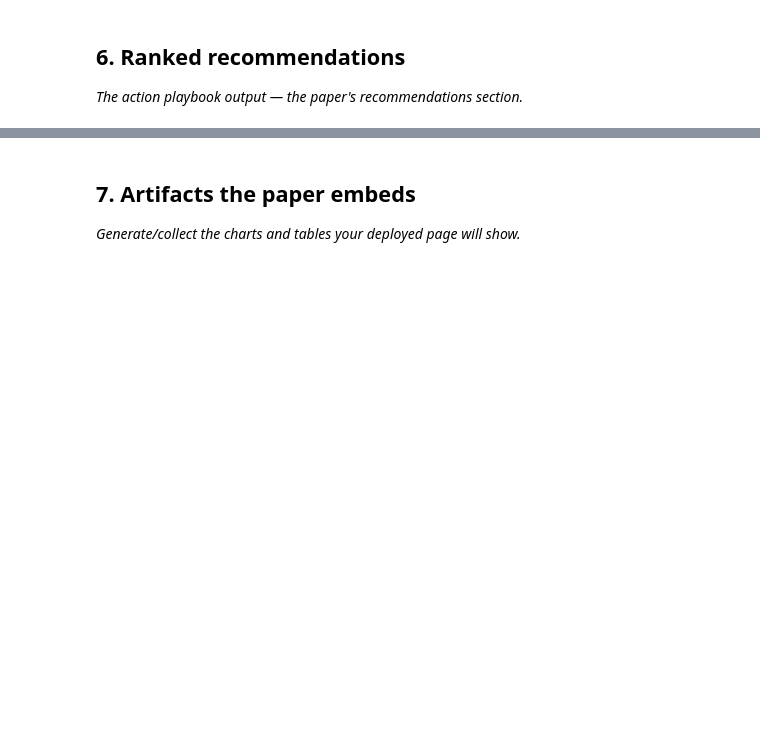
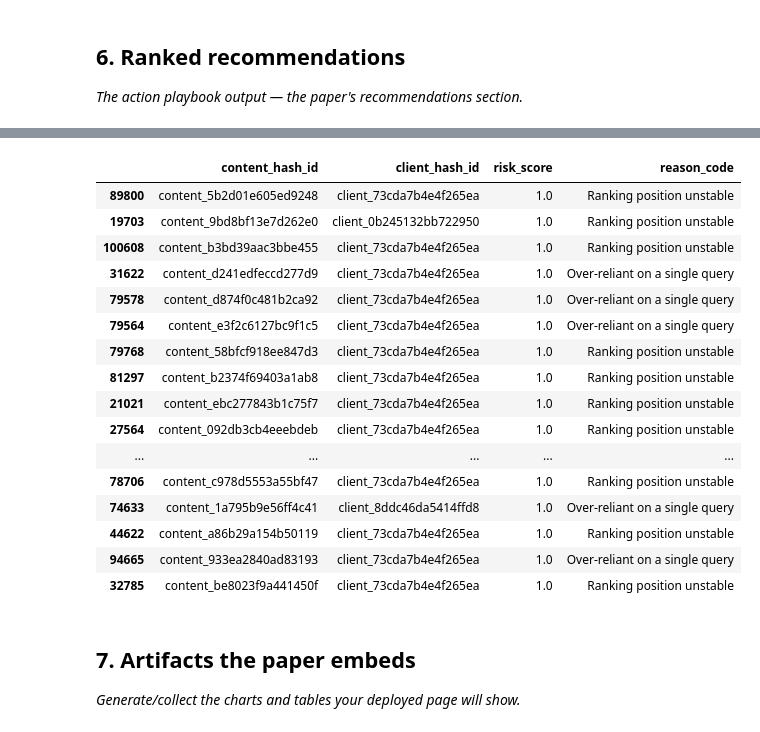
Before and after one commit to singhmahip688-hue/flyrank-ml-internhip, a Jupyter notebook: work/notebooks/capstone.ipynb, the cells around one changed output, grey strips where cells are left out. Saved outputs shown, nothing was run; the diff lists cells and outputs as text; code cells hidden in the pictures; blank space fills up the shorter version.

```diff
--- a/work/notebooks/capstone.ipynb
+++ b/work/notebooks/capstone.ipynb
@@ -33,3 +338,68 @@ This skeleton is yours to fill. Work the sections **in order** — each one has
+# %%
+import numpy as np
+
+scores = model.predict_proba(X_te)[:, 1]
+
+ranked = model_data.iloc[test_idx].copy()
+ranked["risk_score"] = scores
+
+# Threshold used for identifying unstable rankings
+volatility_threshold = ranked["pos_volatility"].median()
+
+def reason_code(row):
+
+    if row["top_query_share"] > 0.70:
+        return "Over-reliant on a single query"
+
+    elif row["pos_volatility"] > volatility_threshold:
+        return "Ranking position unstable"
+
+    elif row["rare_share"] > 0.50:
+        return "Traffic mostly from long-tail queries"
+
+    else:
+        return "General decline signal"
+
+ranked["reason_code"] = ranked.apply(reason_code, axis=1)
+
+ranked_sorted = ranked.sort_values(
+    "risk_score",
+    ascending=False
+)
+
+top_queue = ranked_sorted[
+    [
+        "content_hash_id",
+        "client_hash_id",
+        "risk_score",
+        "reason_code"
+    ]
+].head(50)
+
+top_queue.to_csv(
+    "outputs/refresh_queue_full.csv",
+    index=False
+)
+
+top_queue.head(20)
+# %% [output]
+|  | content_hash_id | client_hash_id | risk_score | reason_code |
+| 89800 | content_5b2d01e605ed9248 | client_73cda7b4e4f265ea | 1.0 | Ranking position unstable |
+| 19703 | content_9bd8bf13e7d262e0 | client_0b245132bb722950 | 1.0 | Ranking position unstable |
+| 100608 | content_b3bd39aac3bbe455 | client_73cda7b4e4f265ea | 1.0 | Ranking position unstable |
+| 31622 | content_d241edfeccd277d9 | client_73cda7b4e4f265ea | 1.0 | Over-reliant on a single query |
+| 79578 | content_d874f0c481b2ca92 | client_73cda7b4e4f265ea | 1.0 | Over-reliant on a single query |
+| 79564 | content_e3f2c6127bc9f1c5 | client_73cda7b4e4f265ea | 1.0 | Over-reliant on a single query |
+| 79768 | content_58bfcf918ee847d3 | client_73cda7b4e4f265ea | 1.0 | Ranking position unstable |
+| 81297 | content_b2374f69403a1ab8 | client_73cda7b4e4f265ea | 1.0 | Ranking position unstable |
+| 21021 | content_ebc277843b1c75f7 | client_73cda7b4e4f265ea | 1.0 | Ranking position unstable |
+| 27564 | content_092db3cb4eeebdeb | client_73cda7b4e4f265ea | 1.0 | Ranking position unstable |
+| ... | ... | ... | ... | ... |
+| 78706 | content_c978d5553a55bf47 | client_73cda7b4e4f265ea | 1.0 | Ranking position unstable |
+| 74633 | content_1a795b9e56ff4c41 | client_8ddc46da5414ffd8 | 1.0 | Over-reliant on a single query |
+| 44622 | content_a86b29a154b50119 | client_73cda7b4e4f265ea | 1.0 | Ranking position unstable |
+| 94665 | content_933ea2840ad83193 | client_73cda7b4e4f265ea | 1.0 | Over-reliant on a single query |
+| 32785 | content_be8023f9a441450f | client_73cda7b4e4f265ea | 1.0 | Ranking position unstable |
 # %% [markdown]
 ## 7. Artifacts the paper embeds
 
```
Also changed, not shown: parts of 17 cells of this notebook.
